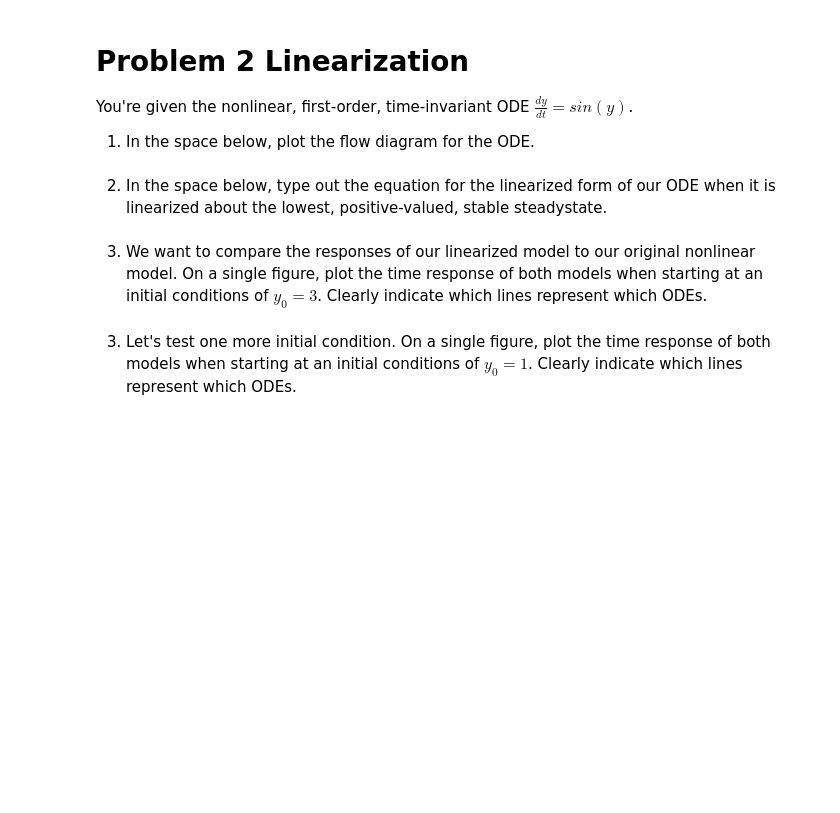
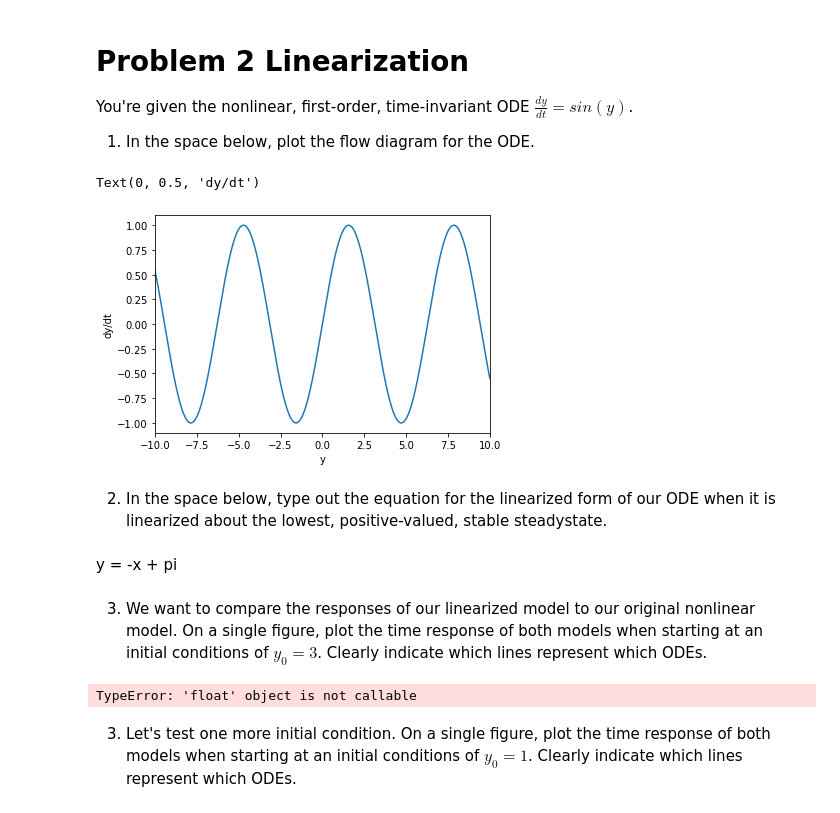
Before and after one commit to mdsnbutler/ChE_2410-Public-Repo, a Jupyter notebook: Homework/Homework 7 Flow on a Line.ipynb, the cells around one changed output. Drawn from its saved outputs; the diff is of its cells as text; code cells hidden in the pictures; blank space fills up the shorter version.

```diff
--- a/Homework/Homework 7 Flow on a Line.ipynb
+++ b/Homework/Homework 7 Flow on a Line.ipynb
@@ -103,10 +112,39 @@ Below, comment on how uncertainty in the value of r may impact your system.
 You're given the nonlinear, first-order, time-invariant ODE $\frac{dy}{dt} = sin(y)$.
 
 1. In the space below, plot the flow diagram for the ODE.
+# %%
+def func(y, t):
+    dy = np.sin(y)
+    return dy
+
+ysteps = np.linspace(-1000, 1000, 100000)
+timesteps = np.linspace(0, 1000, 100000)
+
+plt.plot(ysteps, func(ysteps, timesteps))
+plt.xlim(-10, 10)
+plt.xlabel('y')
+plt.ylabel('dy/dt')
+# %% [output]
+Text(0, 0.5, 'dy/dt')
+[figure, added]
 # %% [markdown]
 2. In the space below, type out the equation for the linearized form of our ODE when it is linearized about the lowest, positive-valued, stable steadystate.
+# %% [markdown]
+y = -x + pi
 # %% [markdown]
 3. We want to compare the responses of our linearized model to our original nonlinear model. On a single figure, plot the time response of both models when starting at an initial conditions of $y_0 = 3$. Clearly indicate which lines represent which ODEs.
+# %%
+import math
+
+y = odeint(func, y0 = 3, t = timesteps)
+ylin = -timesteps + math.floor(np.pi())
+
+plt.plot(timesteps, y)
+plt.plot(timesteps, ylin)
+plt.xlabel('t')
+plt.ylabel('x')
+# %% [output]
+TypeError: 'float' object is not callable
 # %% [markdown]
 3. Let's test one more initial condition. On a single figure, plot the time response of both models when starting at an initial conditions of $y_0 = 1$. Clearly indicate which lines represent which ODEs.
 # %% [markdown]
```
Also changed, not shown: parts of 6 cells of this notebook.
